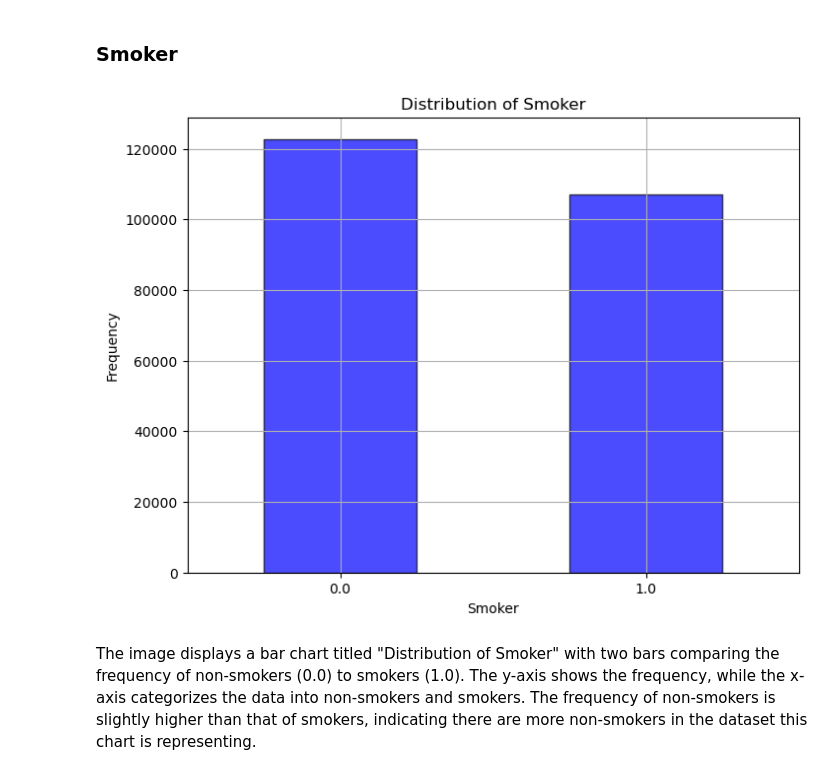
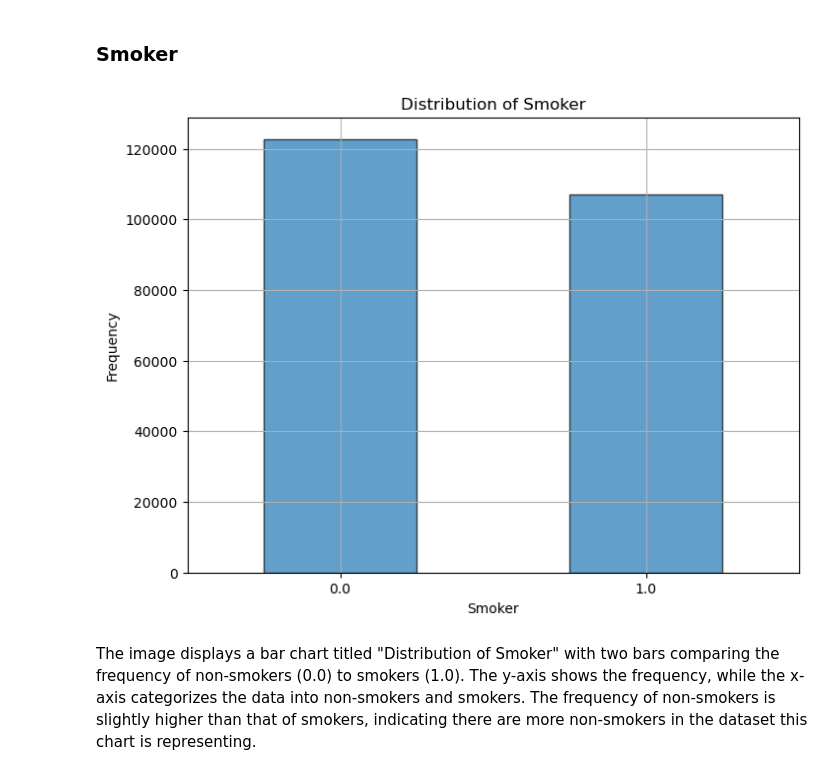
Before and after one commit to King-georges/Diabetes-Prediction-Project, a Jupyter notebook: Project_notebook.ipynb, the cells around one changed output. Cells and saved outputs as stored; diff of their text form; code cells hidden in the pictures.

```diff
--- a/Project_notebook.ipynb
+++ b/Project_notebook.ipynb
@@ -531,15 +531,15 @@ The image shows a grouped bar chart titled "Diabetes Disease Frequency for Age,"
 # %%
 # Plotting bar plot
 plt.figure(figsize=(8, 6))
-df1['Smoker'].value_counts().plot(kind='bar', color='blue', edgecolor='black', alpha=0.7)
+df1['Smoker'].value_counts().plot(kind='bar',  edgecolor='black', alpha=0.7)
 plt.xlabel('Smoker')
 plt.ylabel('Frequency')
 plt.title('Distribution of Smoker')
 plt.xticks(rotation=0)
 plt.grid(True)
 plt.show()
 # %% [output]
-[figure, old version]
+[figure, new version]
 # %% [markdown]
 The image displays a bar chart titled "Distribution of Smoker" with two bars comparing the frequency of non-smokers (0.0) to smokers (1.0). The y-axis shows the frequency, while the x-axis categorizes the data into non-smokers and smokers. The frequency of non-smokers is slightly higher than that of smokers, indicating there are more non-smokers in the dataset this chart is representing.
 # %%
```
Also changed, not shown: parts of 43 cells of this notebook, 1 other file.
